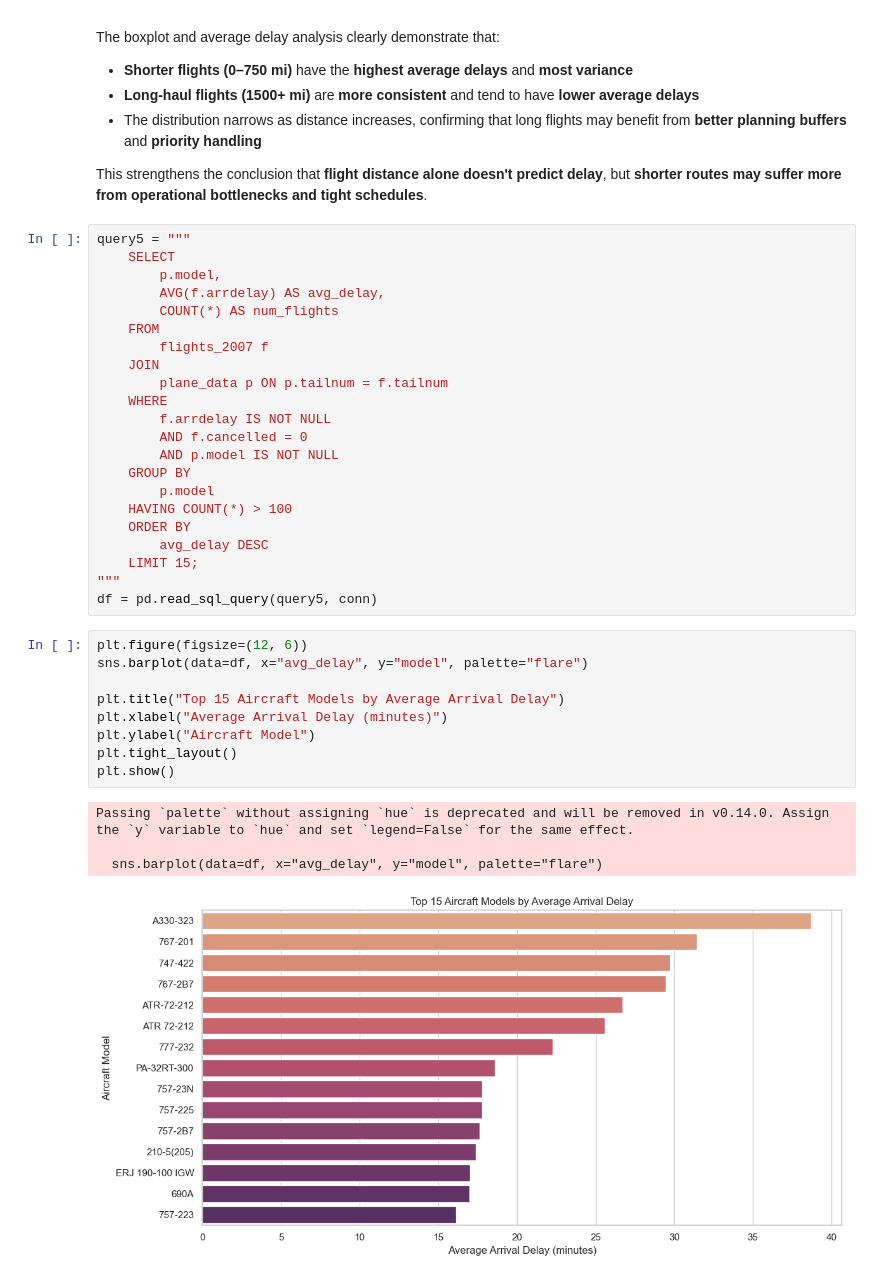
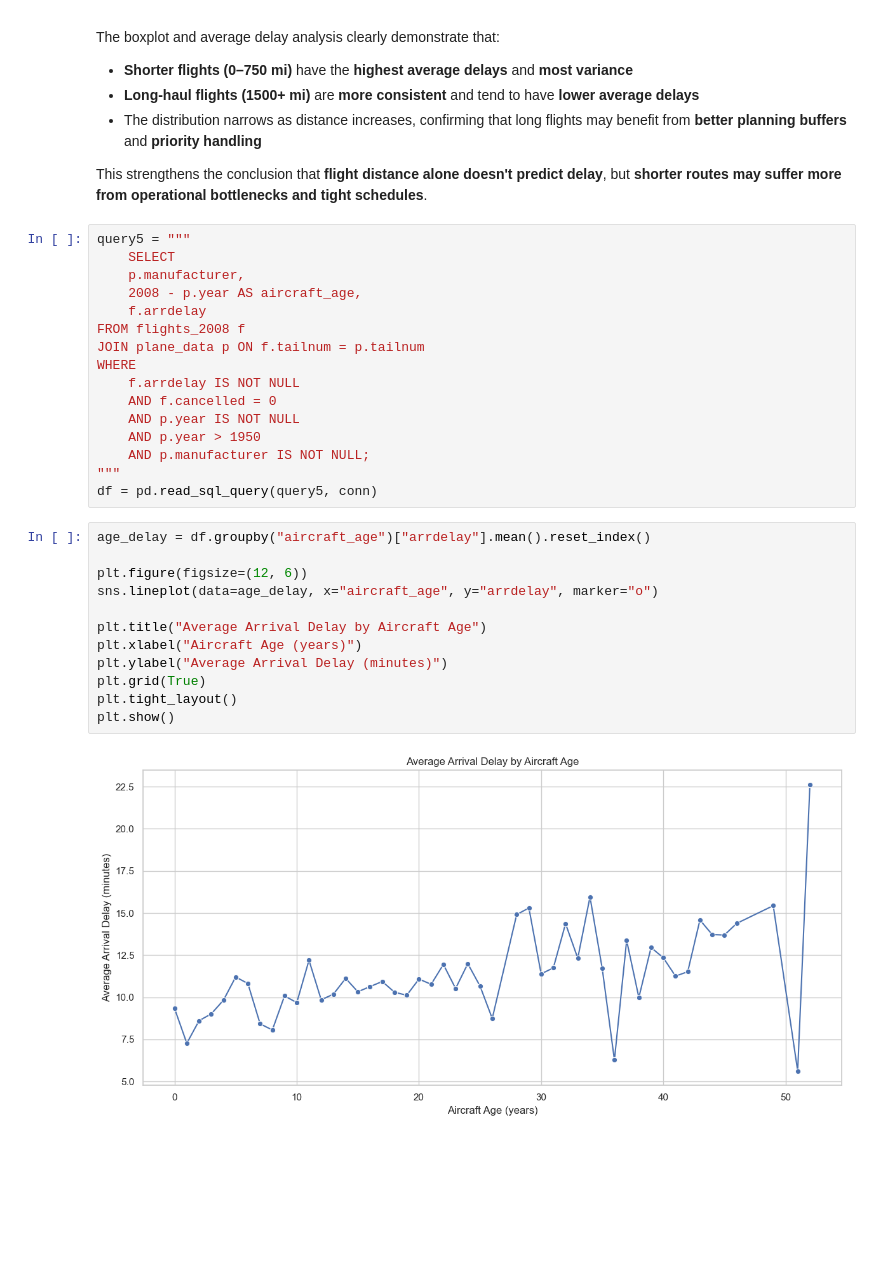
Before and after one commit to Lucasyuki01/College-Airlines-Analysis, a Jupyter notebook: main.ipynb, the cells around one changed output. Cells and saved outputs as stored; diff of their text form; blank space fills up the shorter version.

```diff
--- a/main.ipynb
+++ b/main.ipynb
@@ -254,36 +254,30 @@ This strengthens the conclusion that **flight distance alone doesn't predict del
 # %%
 query5 = """
     SELECT
-        p.model,
-        AVG(f.arrdelay) AS avg_delay,
-        COUNT(*) AS num_flights
-    FROM
-        flights_2007 f
-    JOIN
-        plane_data p ON p.tailnum = f.tailnum
-    WHERE
-        f.arrdelay IS NOT NULL
-        AND f.cancelled = 0
-        AND p.model IS NOT NULL
-    GROUP BY
-        p.model
-    HAVING COUNT(*) > 100
-    ORDER BY
-        avg_delay DESC
-    LIMIT 15;
+    p.manufacturer,
+    2008 - p.year AS aircraft_age,
+    f.arrdelay
+FROM flights_2008 f
+JOIN plane_data p ON f.tailnum = p.tailnum
+WHERE
+    f.arrdelay IS NOT NULL
+    AND f.cancelled = 0
+    AND p.year IS NOT NULL
+    AND p.year > 1950
+    AND p.manufacturer IS NOT NULL;
 """
 df = pd.read_sql_query(query5, conn)
 # %%
+age_delay = df.groupby("aircraft_age")["arrdelay"].mean().reset_index()
+
 plt.figure(figsize=(12, 6))
-sns.barplot(data=df, x="avg_delay", y="model", palette="flare")
+sns.lineplot(data=age_delay, x="aircraft_age", y="arrdelay", marker="o")
 
-plt.title("Top 15 Aircraft Models by Average Arrival Delay")
-plt.xlabel("Average Arrival Delay (minutes)")
-plt.ylabel("Aircraft Model")
+plt.title("Average Arrival Delay by Aircraft Age")
+plt.xlabel("Aircraft Age (years)")
+plt.ylabel("Average Arrival Delay (minutes)")
+plt.grid(True)
 plt.tight_layout()
 plt.show()
 # %% [output]
-Passing `palette` without assigning `hue` is deprecated and will be removed in v0.14.0. Assign the `y` variable to `hue` and set `legend=False` for the same effect.
-
-  sns.barplot(data=df, x="avg_delay", y="model", palette="flare")
-[figure, old version]
+[figure, new version]
```
Also changed, not shown: parts of 8 cells of this notebook, 1 other file.
